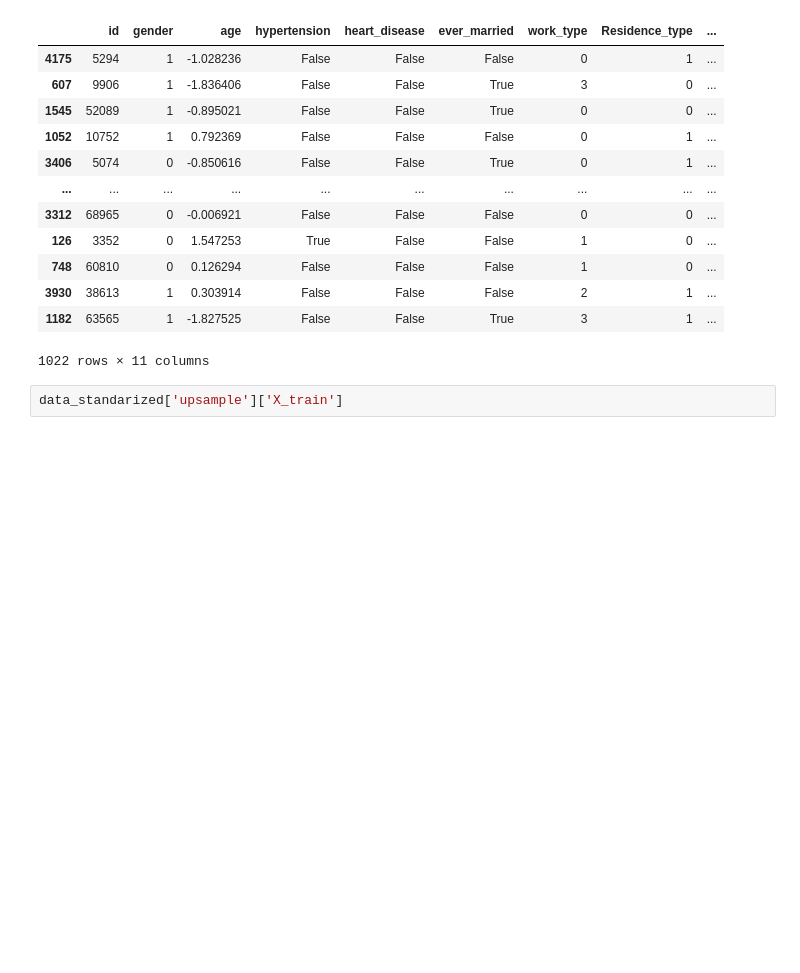
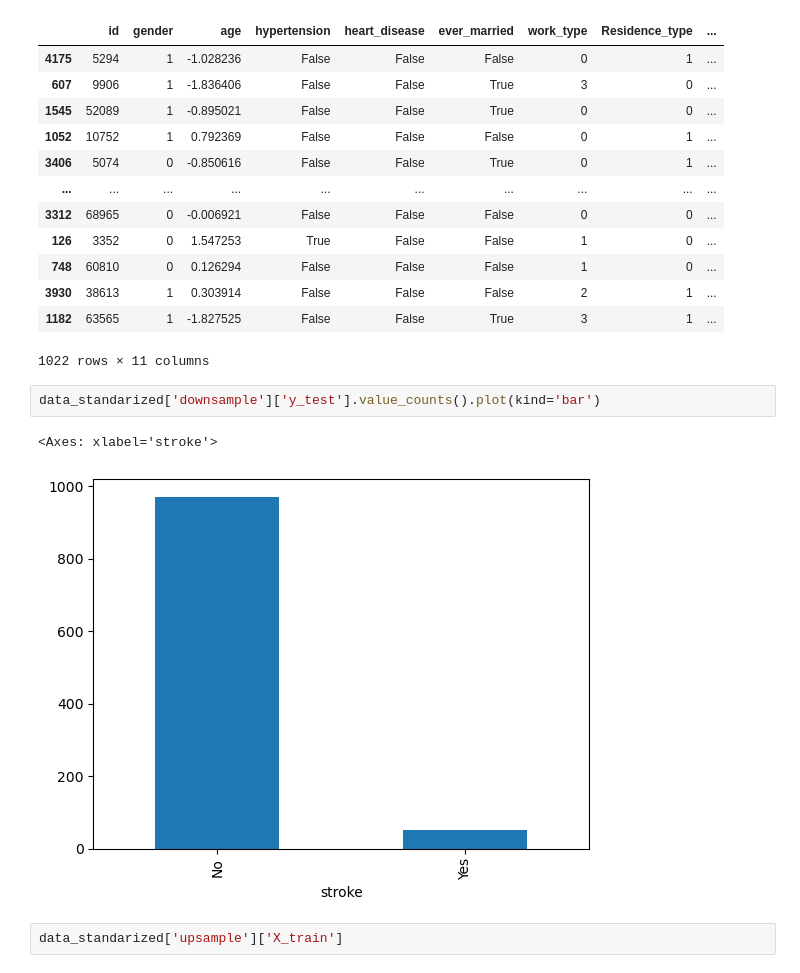
Before and after one commit to ajlorenzo1315/Mineria_de_Datos_2024, a Jupyter notebook: practica_1/Practica1_v8.ipynb, the cells around one changed output. Saved outputs shown, nothing was run; the diff lists cells and outputs as text; blank space fills up the shorter version.

```diff
--- a/practica_1/Practica1_v8.ipynb
+++ b/practica_1/Practica1_v8.ipynb
@@ -682,6 +687,11 @@ data_standarized['downsample']['X_test']
 | 3930 | 38613 | 1 | 0.303914 | False | False | False | 2 | 1 | ... |
 | 1182 | 63565 | 1 | -1.827525 | False | False | True | 3 | 1 | ... |
 1022 rows × 11 columns
+# %%
+data_standarized['downsample']['y_test'].value_counts().plot(kind='bar')
+# %% [output]
+<Axes: xlabel='stroke'>
+[figure, added]
 # %%
 data_standarized['upsample']['X_train']
 # %% [output]
```
Also changed, not shown: parts of 3 cells of this notebook.
